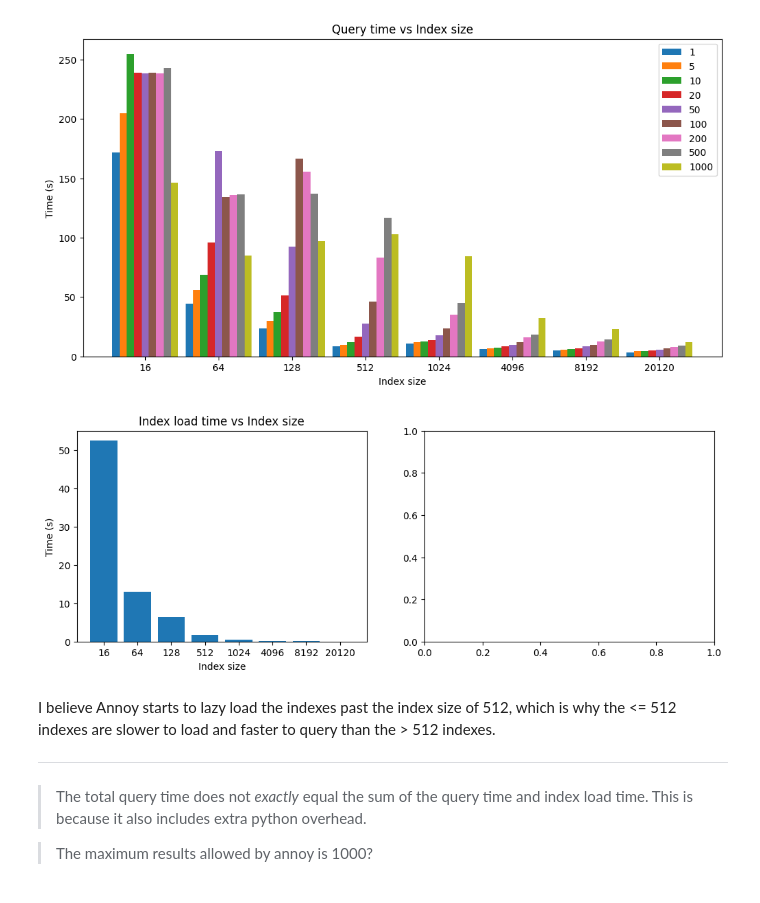
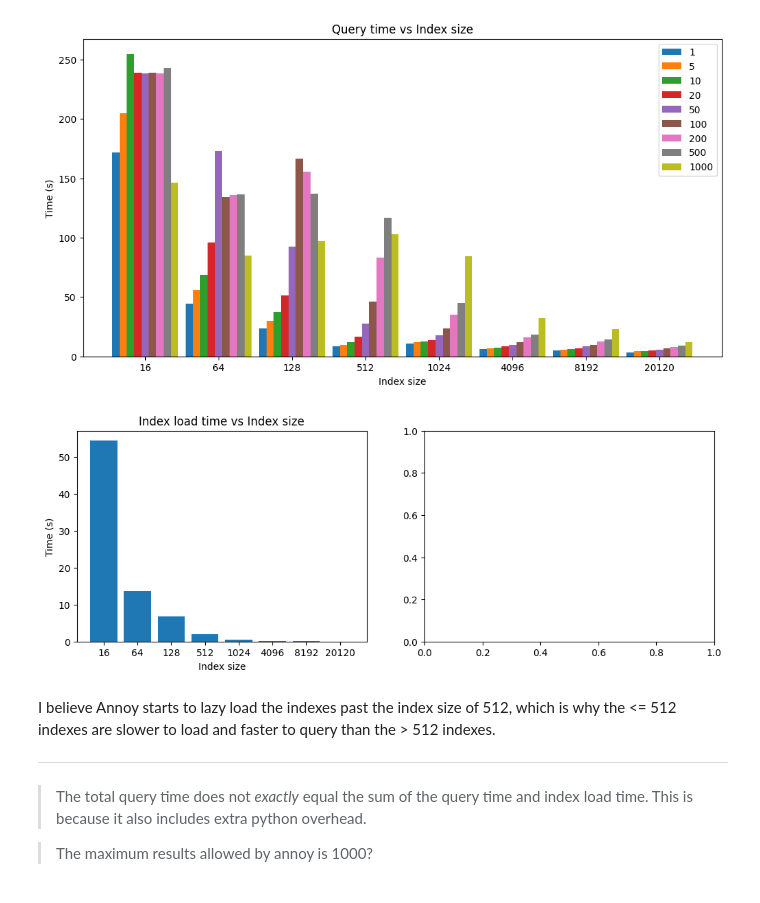
Before and after one commit to tom-pollak/clip-imagenet-retrieval, a Jupyter notebook: notebooks/visualize_results.ipynb, the cells around one changed output. Cells and saved outputs as stored; diff of their text form; code cells hidden in the pictures.

```diff
--- a/notebooks/visualize_results.ipynb
+++ b/notebooks/visualize_results.ipynb
@@ -305,19 +305,22 @@ ax.legend()
 # %%
 # TODO: Do against n_trees / search_k
 # Sing index load time is constant -- more indexes => larger total index load time
 fig, (ax1, ax2) = plt.subplots(1, 2, figsize=(12, 4))
+
+res = stats_imagewise_results[5]
+stats = listify_stats(res)
 
 # This is using the last index_load_time atm
 ax1.bar(x, stats["total_load_time"])
 
 ax1.set_title("Index load time vs Index size")
 ax1.set_xticks(x, index_sizes)
 ax1.set_xlabel("Index size")
 ax1.set_ylabel("Time (s)")
 
 plt.show()
 # %% [output]
-[figure, old version]
+[figure, new version]
 # %% [markdown]
 I believe Annoy starts to lazy load the indexes past the index size of 512, which is why the <= 512 indexes are slower to load and faster to query than the > 512 indexes.
 
```
Also changed, not shown: 12 other files.
